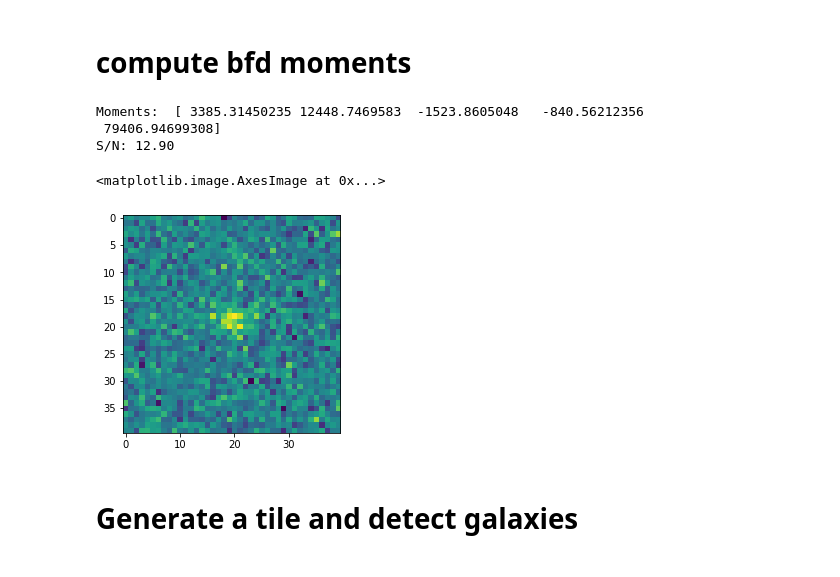
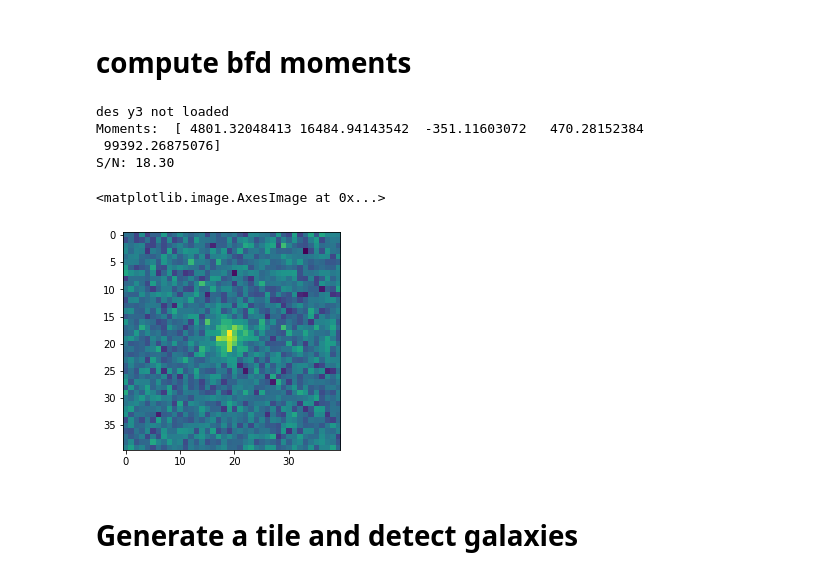
Before and after one commit to mgatti29/BFD_pipeline, a Jupyter notebook: Detection_test_Vernon.ipynb, the cells around one changed output. Cells and saved outputs as stored; diff of their text form; code cells hidden in the pictures.

```diff
--- a/Detection_test_Vernon.ipynb
+++ b/Detection_test_Vernon.ipynb
@@ -170,7 +184,11 @@ g2=0.0
 # shape of the image (40x40)
 shape = 40
 # let's use the noise from the des y6 stamp.
-noise_rms = 1./np.sqrt(np.median(wtlist))
+try:
+    noise_rms = 1./np.sqrt(np.median(wtlist))
+except:
+    print ('des y3 not loaded')
+    noise_rms = 1./np.sqrt(0.1316284)
 
 
 # get determinant of wcs
@@ -264,38 +283,43 @@ gp[3] = copy.copy(mm2)
 
 
 gp = copy.deepcopy(gpars)
 gmix_sky = gmix.GMixModel(gp, model='bdf')
 gmix_sky = gmix_sky.get_sheared(g1*0.,g2*0.)
 gmix_image = gmix_sky.convolve(psf_gmix)
 
 image_sheared = gmix_image.make_image((shape,shape), jacobian=jac, fast_exp=True)
 im_psf =  psf_gmix.make_image((shape,shape), jacobian=jac,fast_exp=True)
 
 
 
-noise_rms = 1./np.sqrt(np.median(wtlist))
+try:
+    noise_rms = 1./np.sqrt(np.median(wtlist))
+except:
+    print ('des y3 not loaded')
+    noise_rms = 1./np.sqrt(0.1316284)
 noise = np.random.normal(size = (shape,shape))*noise_rms
 image_sheared += noise
 
 
 
 kds = bfd.multiImage([image_sheared], (0,0), [im_psf], [wcs], pixel_noiselist = [noise_rms], bandlist = ['r'],pad_factor=pad_factor)
 wt = mc.KSigmaWeight(sigma = sigma)
 mul = bfd.MultiMomentCalculator(kds, wt, bandinfo = band_dict)
 xyshift, error,msg = mul.recenter()
 moments = mul
 
 mom = moments.get_moment(0,0)
 print ('Moments: ',mom.even)
 print ('S/N: {0:2.2f}'.format(mom.even[mom.M0]/np.sqrt(moments.get_covariance()[0][mom.M0,mom.M0])))
 
 plt.imshow(image_sheared)
 # %% [output]
-Moments:  [ 3385.31450235 12448.7469583  -1523.8605048   -840.56212356
- 79406.94699308]
-S/N: 12.90
+des y3 not loaded
+Moments:  [ 4801.32048413 16484.94143542  -351.11603072   470.28152384
+ 99392.26875076]
+S/N: 18.30
 <matplotlib.image.AxesImage at 0x...>
-[figure, old version]
+[figure, new version]
 # %% [markdown]
 # Generate a tile and detect galaxies
 # %% [markdown]
```
Also changed, not shown: parts of 7 cells of this notebook.
